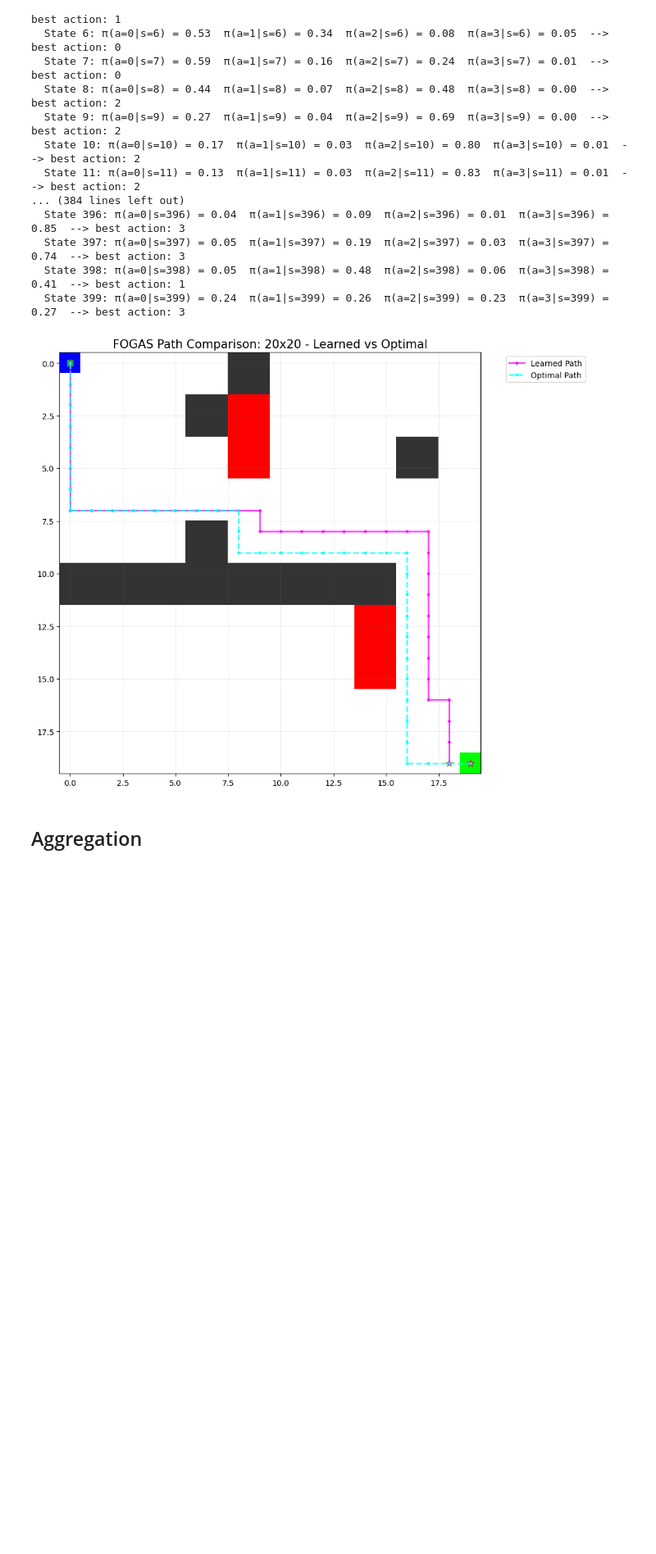
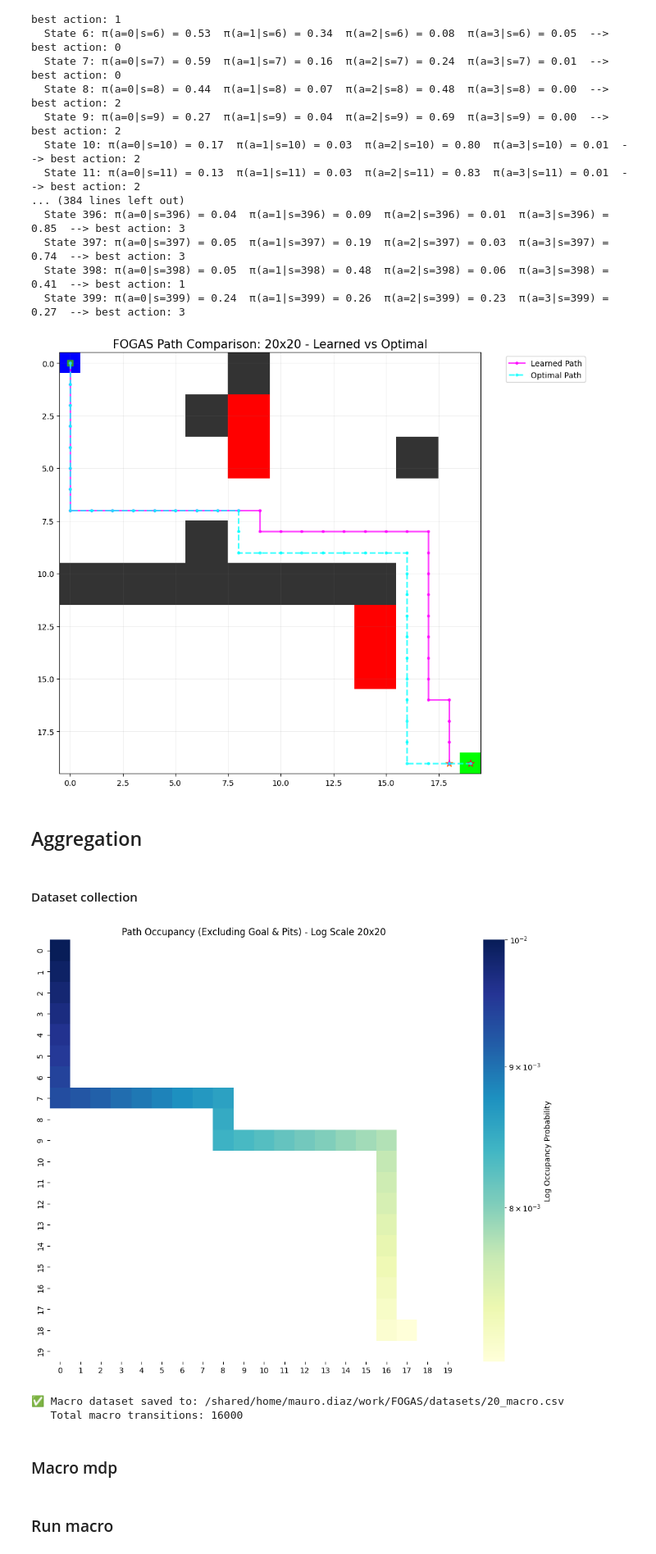
Before and after one commit to maaurod/FOGAS, a Jupyter notebook: testing_vectorized/20grid_diff.ipynb, the cells around one changed output. Shown at 82% size. Saved outputs shown, nothing was run; the diff lists cells and outputs as text; code cells hidden in the pictures; blank space fills up the shorter version.

```diff
--- a/testing_vectorized/20grid_diff.ipynb
+++ b/testing_vectorized/20grid_diff.ipynb
@@ -1088,7 +1111,7 @@ plot_agent_paths_with_labels(
 # %%
 # 1. Define base grid and scale it
 grid_10 = np.array([list(row) for row in grid_layout])
-grid_20 = scale_grid(grid_10, factor=2)
+grid_20 = scale_grid_goal_block(grid_10, factor=2)
 size_10, size_20 = grid_10.shape[0], grid_20.shape[0]
 
 # 2. Generate MDP components freshly
@@ -1125,7 +1148,7 @@ actions_20 = torch.arange(4, dtype=torch.int64)
 mdp_20 = PolicySolver(
     states=states_20,
     actions=actions_20,
-    phi=phi_20_fixed,          # The rigorously aligned feature map
+    phi=phi_20_fixed,
     reward_fn=mdp_data_20["reward_fn"],
     gamma=mdp_data_20["gamma"],
     x0=mdp_data_20["start"],
@@ -1138,0 +1157,66 @@ def fine_to_coarse_state(x_fine, fine_size=20, coarse_size=10, factor=2):
+# %% [markdown]
+#### Dataset collection
+# %%
+# 1. Get occupancy probabilities for the 100x100 MDP
+probs20 = mdp_20.state_mu_star.detach().cpu().numpy().copy()
+
+# 2. Mask the Goal/Pits (Terminal States) for better visual scaling
+# Uses the mdp1_data containing indices for the 100x100 grid
+terminal_indices1 = list(mdp_data_20['pits']) + [mdp_data_20['goal']]
+for idx in terminal_indices1:
+    probs20[idx] = 0.0
+
+# 3. Reshape using the new grid size
+grid_size1 = 20
+occupancy_grid1 = probs20.reshape(grid_size1, grid_size1)
+
+# 4. Plot with Log Normalization
+plt.figure(figsize=(12, 10))
+sns.heatmap(
+    occupancy_grid1,
+    cmap="YlGnBu",
+    norm=LogNorm(
+        vmin=probs20[probs20 > 0].min() if any(probs20 > 0) else 1e-6,
+        vmax=probs20.max()
+    ),
+    cbar_kws={'label': 'Log Occupancy Probability'}
+)
+
+plt.title(f"Path Occupancy (Excluding Goal & Pits) - Log Scale {grid_size1}x{grid_size1}")
+plt.show()
+# %% [output]
+[figure, added]
+# %%
+reset_options1 = {
+    'x0': 0.0,
+    'occupancy': 1.0
+}
+
+# Initialize the collector for the 20x20 grid
+collector1 = EnvDataCollector(
+    mdp=mdp_20,
+    env_name="20grid",
+    restricted_states=mdp_data_20["walls"],
+    reset_probs=reset_options1,
+    max_steps=100
+)
+
+MACRO_DATASET_PATH_4A = DATASET_PATH1.parent / "20_macro.csv"
+
+epsilon_policy1 = (mdp_20.pi_star, 0.3)
+
+df_macro_4a = collector1.collect_macro_dataset_repeated_actions(
+    policy=epsilon_policy1,              # or epsilon_policy_opt, or "random"
+    n_macro_steps=16000,
+    gamma=mdp_data_20["gamma"],
+    fine_size=20,
+    coarse_size=10,
+    factor=2,
+    save_path=str(MACRO_DATASET_PATH_4A),
+    verbose=True
+)
+# %% [output]
+✅ Macro dataset saved to: /shared/home/mauro.diaz/work/FOGAS/datasets/20_macro.csv
+   Total macro transitions: 16000
+# %% [markdown]
+### Macro mdp
@@ -1138,0 +1279,2 @@ def fine_to_coarse_state(x_fine, fine_size=20, coarse_size=10, factor=2):
+# %% [markdown]
+### Run macro
```
Also changed, not shown: parts of 5 cells of this notebook, 3 other files.
